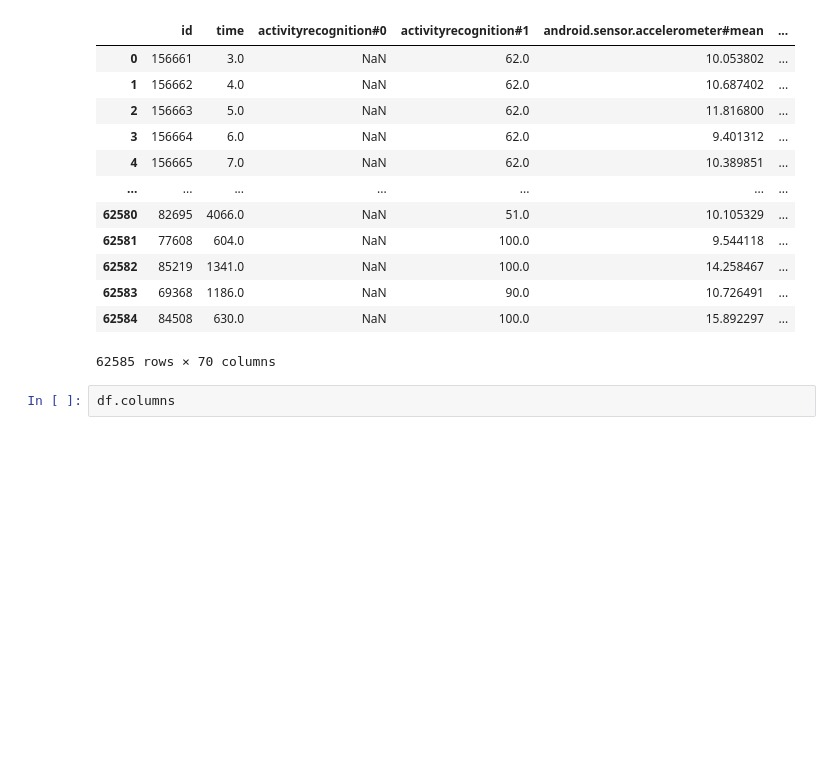
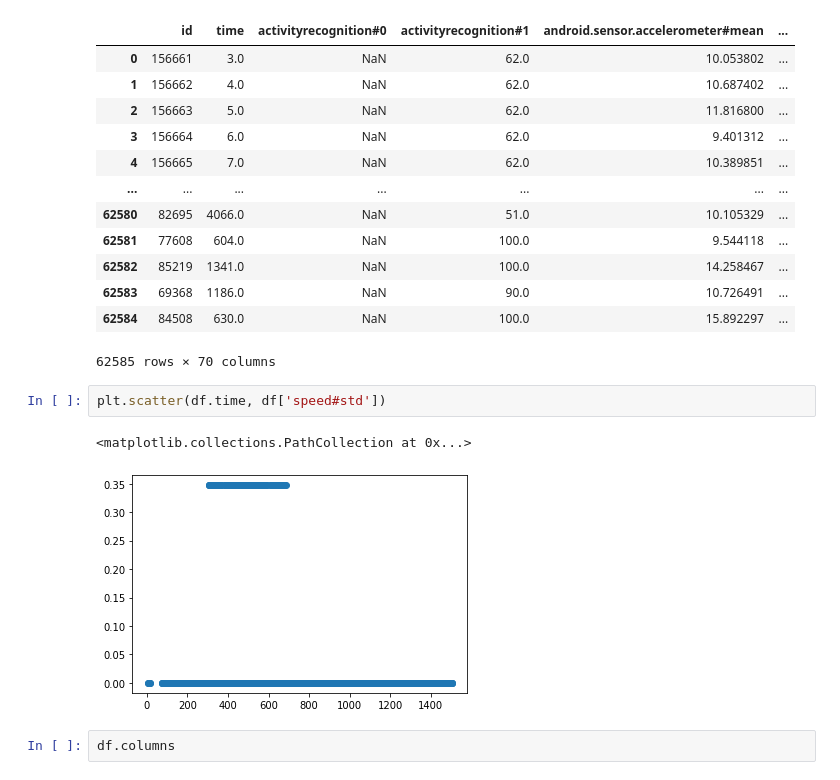
Before and after one commit to Healthy-Life-App-Strive-Build-Week2/Run_For_Life, a Jupyter notebook: Half_Second.ipynb, the cells around one changed output. Drawn from its saved outputs; the diff is of its cells as text; blank space fills up the shorter version.

```diff
--- a/Half_Second.ipynb
+++ b/Half_Second.ipynb
@@ -17,6 +18,11 @@ df
 | 62583 | 69368 | 1186.0 | NaN | 90.0 | 10.726491 | ... |
 | 62584 | 84508 | 630.0 | NaN | 100.0 | 15.892297 | ... |
 62585 rows × 70 columns
+# %%
+plt.scatter(df.time, df['speed#std'])
+# %% [output]
+<matplotlib.collections.PathCollection at 0x...>
+[figure, added]
 # %%
 df.columns
 # %% [output]
```
Also changed, not shown: parts of 3 cells of this notebook, 2 other files.
